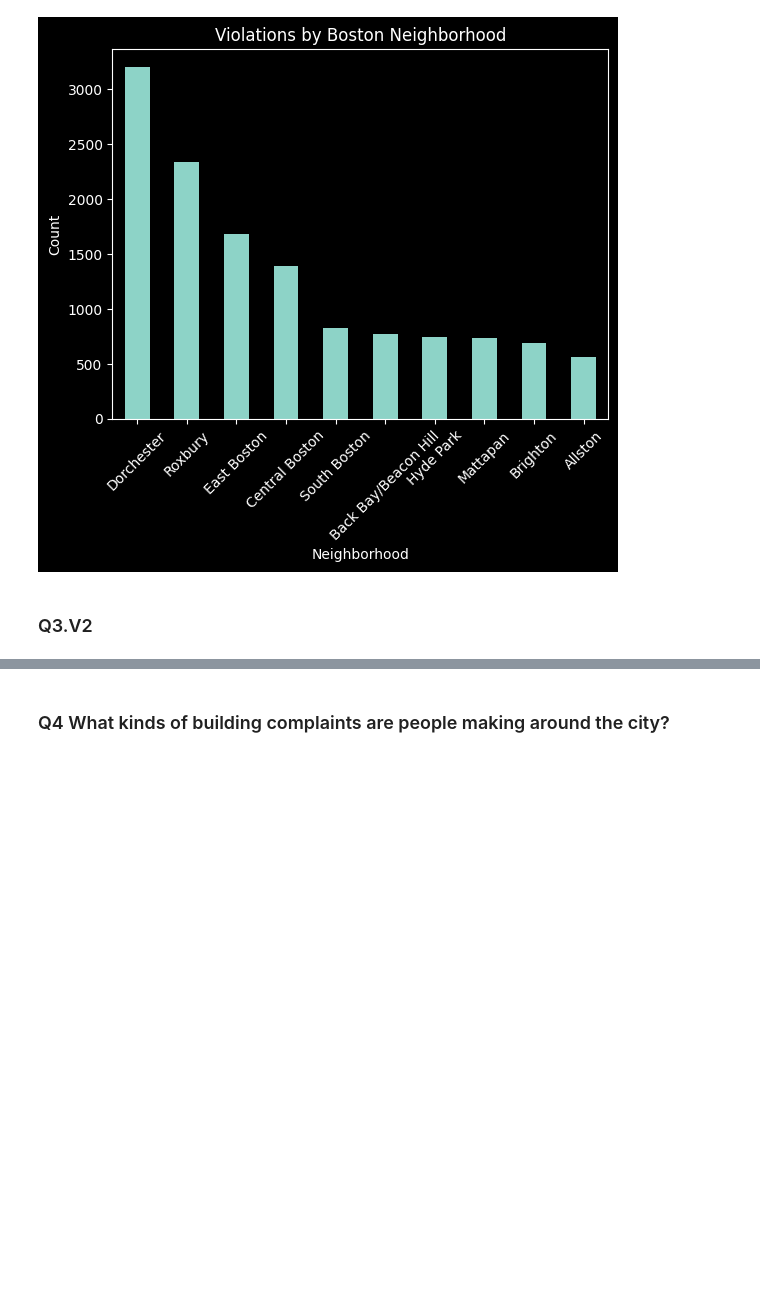
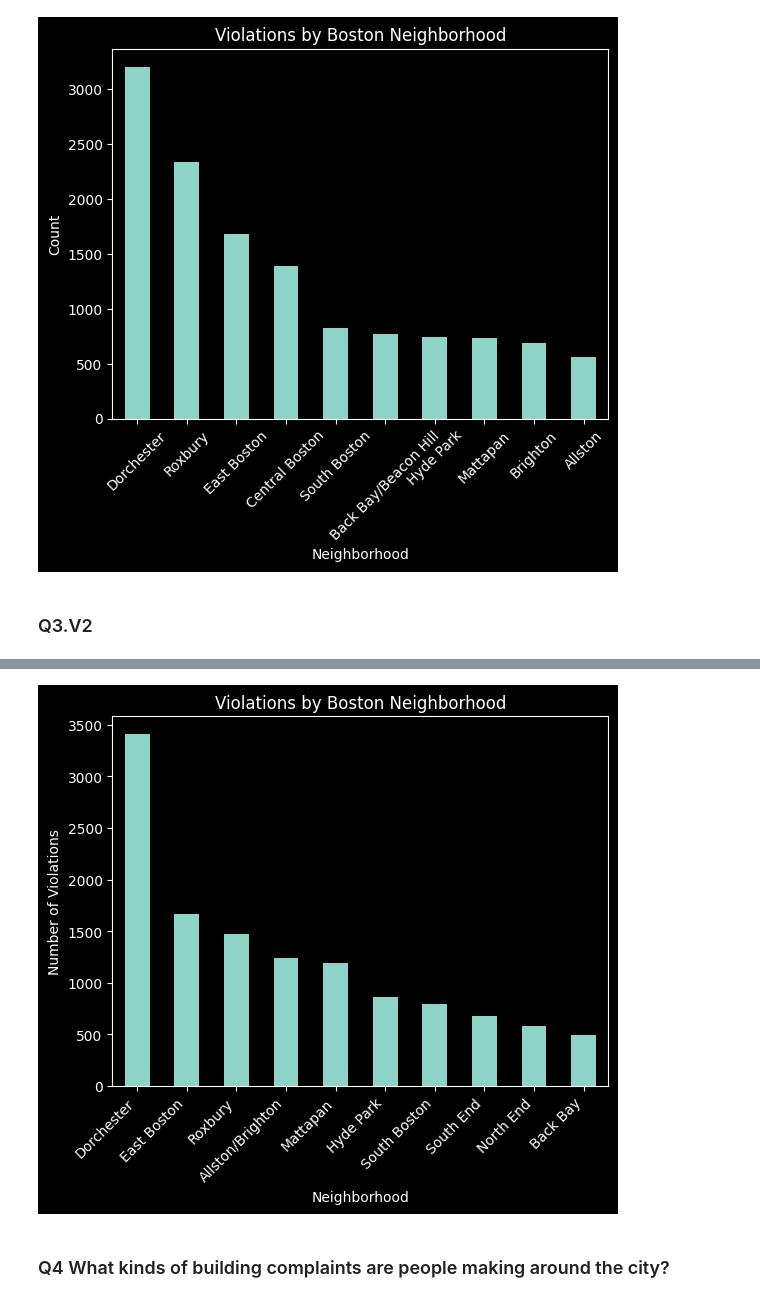
Before and after one commit to BU-Spark/ds-boston-building-violations, a Jupyter notebook: sp24-team-a/deliverables/build_prop.ipynb, the cells around one changed output, grey strips where cells are left out. Drawn from its saved outputs; the diff is of its cells as text; code cells hidden in the pictures; blank space fills up the shorter version.

```diff
--- a/sp24-team-a/deliverables/build_prop.ipynb
+++ b/sp24-team-a/deliverables/build_prop.ipynb
@@ -269,3 +269,15 @@ plt.show()
+# %%
+
+# 绘制直方图
+neighborhoods_df['Neighborhood'].value_counts().head(10).plot(kind='bar')
+
+plt.xlabel('Neighborhood')
+plt.ylabel('Number of Violations')
+plt.title('Violations by Boston Neighborhood')
+plt.xticks(rotation=45, ha="right")
+plt.show()
+# %% [output]
+[figure, added]
 # %% [markdown]
 ### Q4 What kinds of building complaints are people making around the city?
 # %%
```
Also changed, not shown: parts of 1 cell of this notebook, 3 other files.
